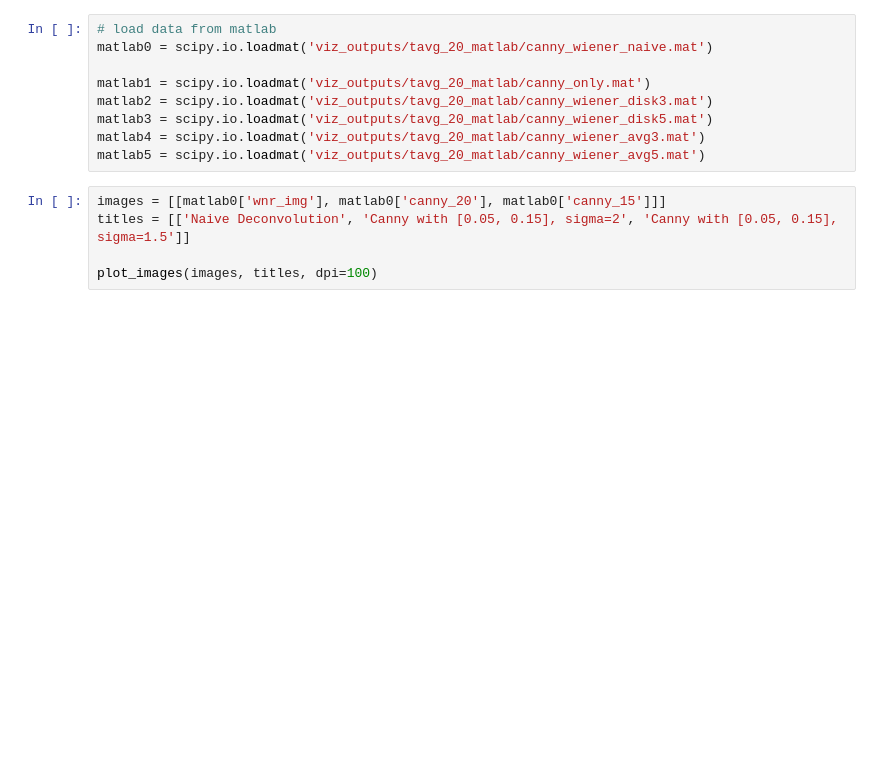
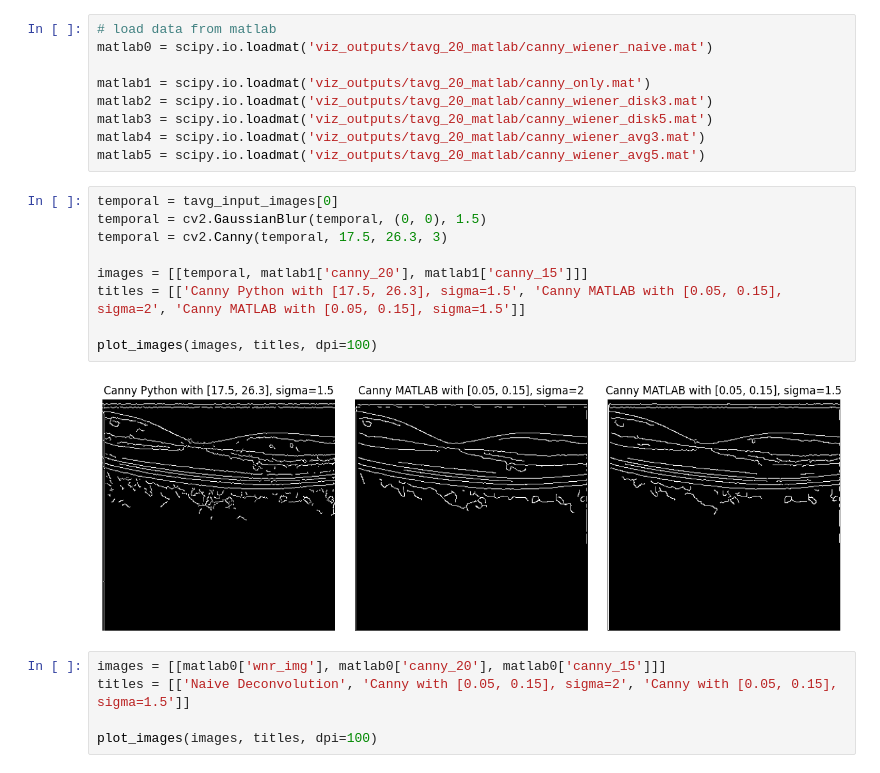
Before and after one commit to leephilipx/intelligent-system-design, a Jupyter notebook: part2/visualize_matlab.ipynb, the cells around one changed output. Saved outputs shown, nothing was run; the diff lists cells and outputs as text; blank space fills up the shorter version.

```diff
--- a/part2/visualize_matlab.ipynb
+++ b/part2/visualize_matlab.ipynb
@@ -18,6 +18,17 @@ matlab2 = scipy.io.loadmat('viz_outputs/tavg_20_matlab/canny_wiener_disk3.mat')
 matlab3 = scipy.io.loadmat('viz_outputs/tavg_20_matlab/canny_wiener_disk5.mat')
 matlab4 = scipy.io.loadmat('viz_outputs/tavg_20_matlab/canny_wiener_avg3.mat')
 matlab5 = scipy.io.loadmat('viz_outputs/tavg_20_matlab/canny_wiener_avg5.mat')
+# %%
+temporal = tavg_input_images[0]
+temporal = cv2.GaussianBlur(temporal, (0, 0), 1.5)
+temporal = cv2.Canny(temporal, 17.5, 26.3, 3)
+
+images = [[temporal, matlab1['canny_20'], matlab1['canny_15']]]
+titles = [['Canny Python with [17.5, 26.3], sigma=1.5', 'Canny MATLAB with [0.05, 0.15], sigma=2', 'Canny MATLAB with [0.05, 0.15], sigma=1.5']]
+
+plot_images(images, titles, dpi=100)
+# %% [output]
+[figure, added]
 # %%
 images = [[matlab0['wnr_img'], matlab0['canny_20'], matlab0['canny_15']]]
 titles = [['Naive Deconvolution', 'Canny with [0.05, 0.15], sigma=2', 'Canny with [0.05, 0.15], sigma=1.5']]
```
Also changed, not shown: 8 other files.
